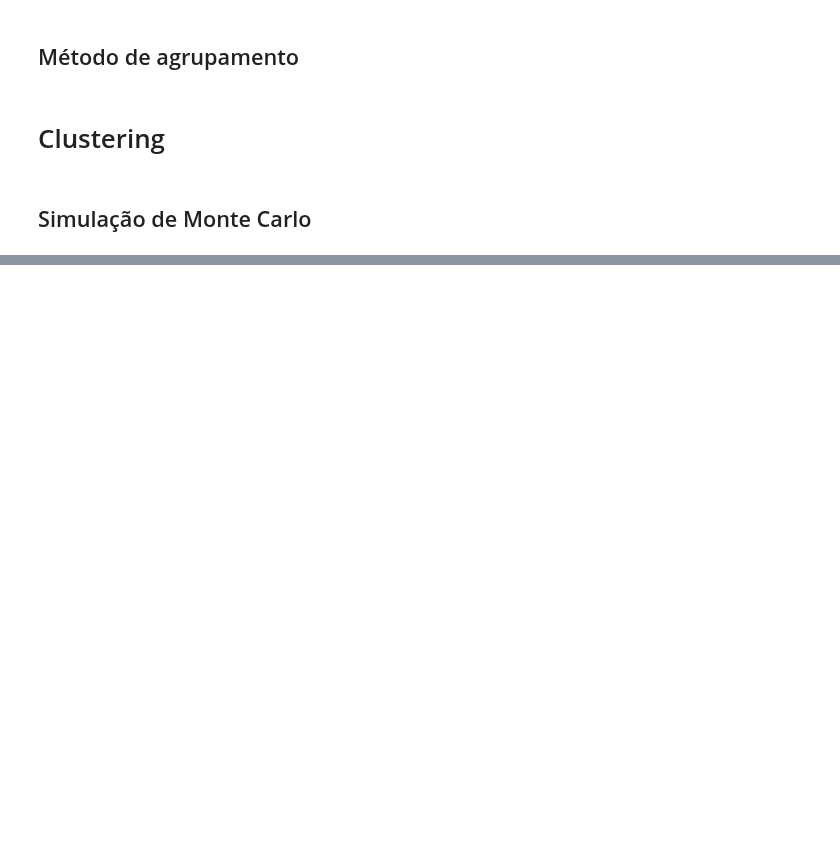
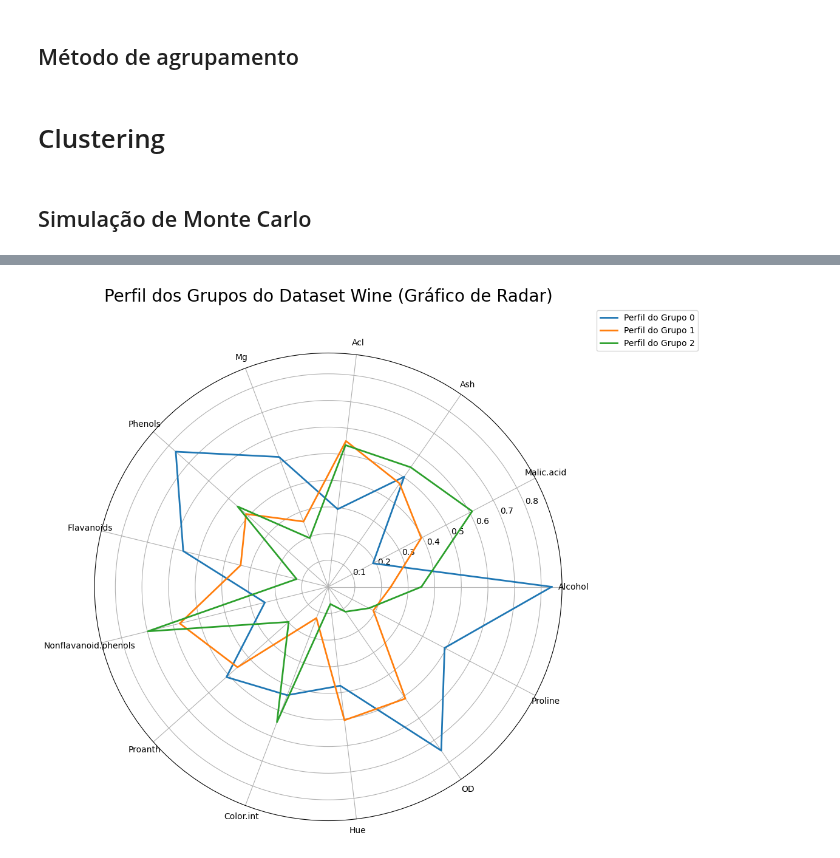
Before and after one commit to thomazcabral/Fuzzy_Clustering, a Jupyter notebook: mult_fuzzy_c_medoids/wine/mfcmdd_wine_ira.ipynb, the cells around one changed output, grey strips where cells are left out. Saved outputs shown, nothing was run; the diff lists cells and outputs as text; code cells hidden in the pictures; blank space fills up the shorter version.

Commit message:
testes para cityblock e radar para euclidiana

```diff
--- a/mult_fuzzy_c_medoids/wine/mfcmdd_wine_ira.ipynb
+++ b/mult_fuzzy_c_medoids/wine/mfcmdd_wine_ira.ipynb
@@ -333,0 +376,37 @@ Var_13  0.000645  0.000645  0.000842
+# %%
+prototipos_wine = np.array([
+    [0.83947368, 0.18972332, 0.5026738 , 0.29381443, 0.52173913,
+     0.76551724, 0.56118143, 0.24528302, 0.51104101, 0.43515358,
+     0.37398374, 0.74725275, 0.4935806 ],
+    [0.23514664, 0.39456456, 0.4716789, 0.5518277, 0.26217887,
+     0.41254552, 0.33896520, 0.57458625, 0.45545931, 0.1254780,
+     0.504593, 0.51, 0.19128741],
+    [0.35      , 0.61067194, 0.54545455, 0.53608247, 0.19565217,
+     0.45517241, 0.12236287, 0.69811321, 0.19873817, 0.54351536,
+     0.06504065, 0.11355311, 0.17261056]
+])
+
+labels = [
+    'Alcohol', 'Malic.acid', 'Ash', 'Acl', 'Mg', 'Phenols',
+    'Flavanoids', 'Nonflavanoid.phenols', 'Proanth', 'Color.int',
+    'Hue', 'OD', 'Proline'
+]
+num_vars = len(labels)
+
+angles = np.linspace(0, 2 * np.pi, num_vars, endpoint=False).tolist()
+angles += angles[:1]
+
+fig, ax = plt.subplots(figsize=(10, 10), subplot_kw=dict(polar=True))
+
+for i, prototipo in enumerate(prototipos_wine):
+    data = np.concatenate((prototipo, [prototipo[0]]))
+    ax.plot(angles, data, label=f'Perfil do Grupo {i}', linewidth=2)
+    #ax.fill(angles, data, alpha=0.25)
+
+ax.set_title('Perfil dos Grupos do Dataset Wine (Gráfico de Radar)', size=20, y=1.1)
+ax.set_thetagrids(np.degrees(angles[:-1]), labels)
+ax.legend(loc='upper right', bbox_to_anchor=(1.3, 1.1))
+
+plt.show()
+# %% [output]
+[figure, added]
```
Also changed, not shown: parts of 7 cells of this notebook, 2 other files.
